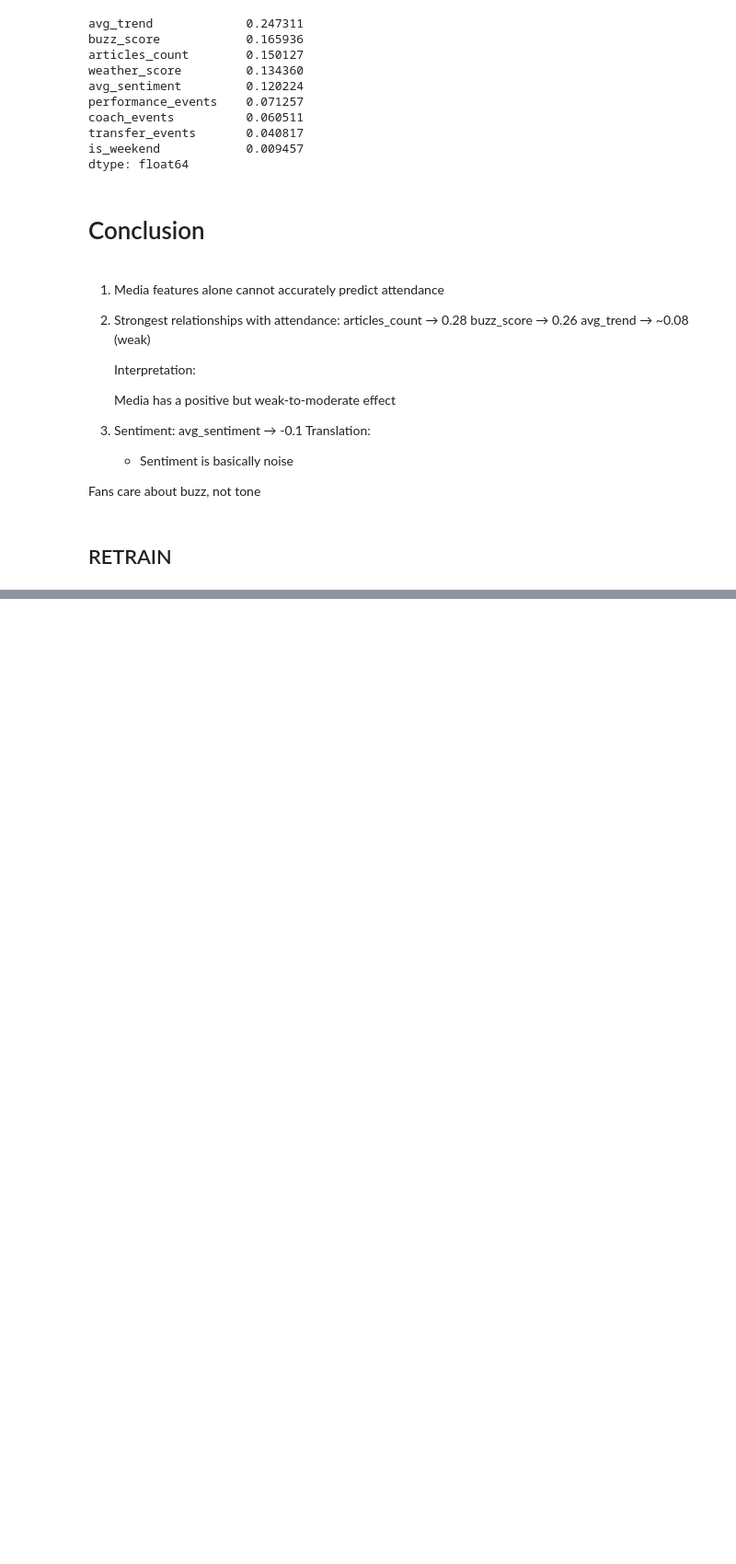
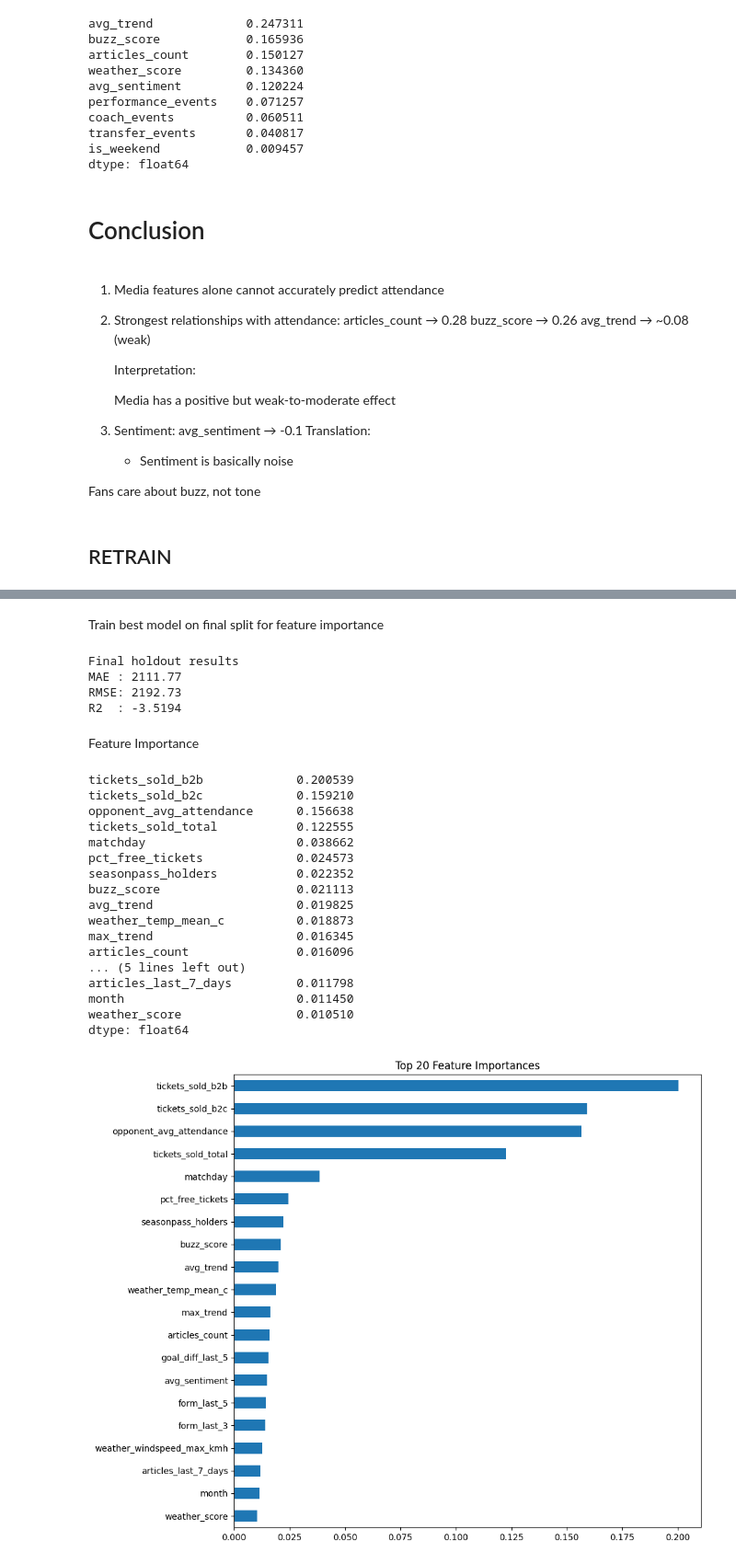
Before and after one commit to Eddy-Prime/OHL-Ai-project, a Jupyter notebook: notebooks/news.ipynb, the cells around one changed output, grey strips where cells are left out. Shown at 92% size. Cells and saved outputs as stored; diff of their text form; code cells hidden in the pictures; blank space fills up the shorter version.

```diff
--- a/notebooks/news.ipynb
+++ b/notebooks/news.ipynb
@@ -331,0 +343,2 @@ Fans care about buzz, not tone
+# %%
+df = df.sort_values("match_date").copy()
@@ -331,0 +396,3 @@ Fans care about buzz, not tone
+# %%
+last_result_map = {"W": 3, "D": 1, "L": 0}
+df["last_result_vs_opponent_num"] = df["last_result_vs_opponent"].map(last_result_map).fillna(1)
@@ -356,5 +615,8 @@ features = [
 # %%
-df_model = df[features + ["tickets_scanned"]].copy()
+target = "tickets_scanned"
 
-# Fill missing values
+df_model = df[features + [target]].copy()
 df_model = df_model.fillna(0)
+
+X = df_model[features]
+y = df_model[target]
@@ -414,0 +625,59 @@ df["form_last_3"] = df["form_last_3"].fillna(0)
+# %% [markdown]
+Train best model on final split for feature importance
+# %%
+# Final holdout: last 20% of matches as test
+split_idx = int(len(X) * 0.8)
+
+X_train, X_test = X.iloc[:split_idx], X.iloc[split_idx:]
+y_train, y_test = y.iloc[:split_idx], y.iloc[split_idx:]
+
+best_model = RandomForestRegressor(
+    n_estimators=400,
+    max_depth=8,
+    min_samples_leaf=2,
+    random_state=42
+)
+best_model.fit(X_train, y_train)
+
+preds = best_model.predict(X_test)
+
+print("Final holdout results")
+print("MAE :", round(mean_absolute_error(y_test, preds), 2))
+print("RMSE:", round(np.sqrt(mean_squared_error(y_test, preds)), 2))
+print("R2  :", round(r2_score(y_test, preds), 4))
+# %% [output]
+Final holdout results
+MAE : 2111.77
+RMSE: 2192.73
+R2  : -3.5194
+# %% [markdown]
+Feature Importance
+# %%
+importances = pd.Series(best_model.feature_importances_, index=X.columns).sort_values(ascending=False)
+
+print(importances.head(20))
+
+plt.figure(figsize=(10, 8))
+importances.head(20).sort_values().plot(kind="barh")
+plt.title("Top 20 Feature Importances")
+plt.tight_layout()
+plt.show()
+# %% [output]
+tickets_sold_b2b             0.200539
+tickets_sold_b2c             0.159210
+opponent_avg_attendance      0.156638
+tickets_sold_total           0.122555
+matchday                     0.038662
+pct_free_tickets             0.024573
+seasonpass_holders           0.022352
+buzz_score                   0.021113
+avg_trend                    0.019825
+weather_temp_mean_c          0.018873
+max_trend                    0.016345
+articles_count               0.016096
+... (5 lines left out)
+articles_last_7_days         0.011798
+month                        0.011450
+weather_score                0.010510
+dtype: float64
+[figure, added]
```
Also changed, not shown: parts of 29 cells of this notebook.
